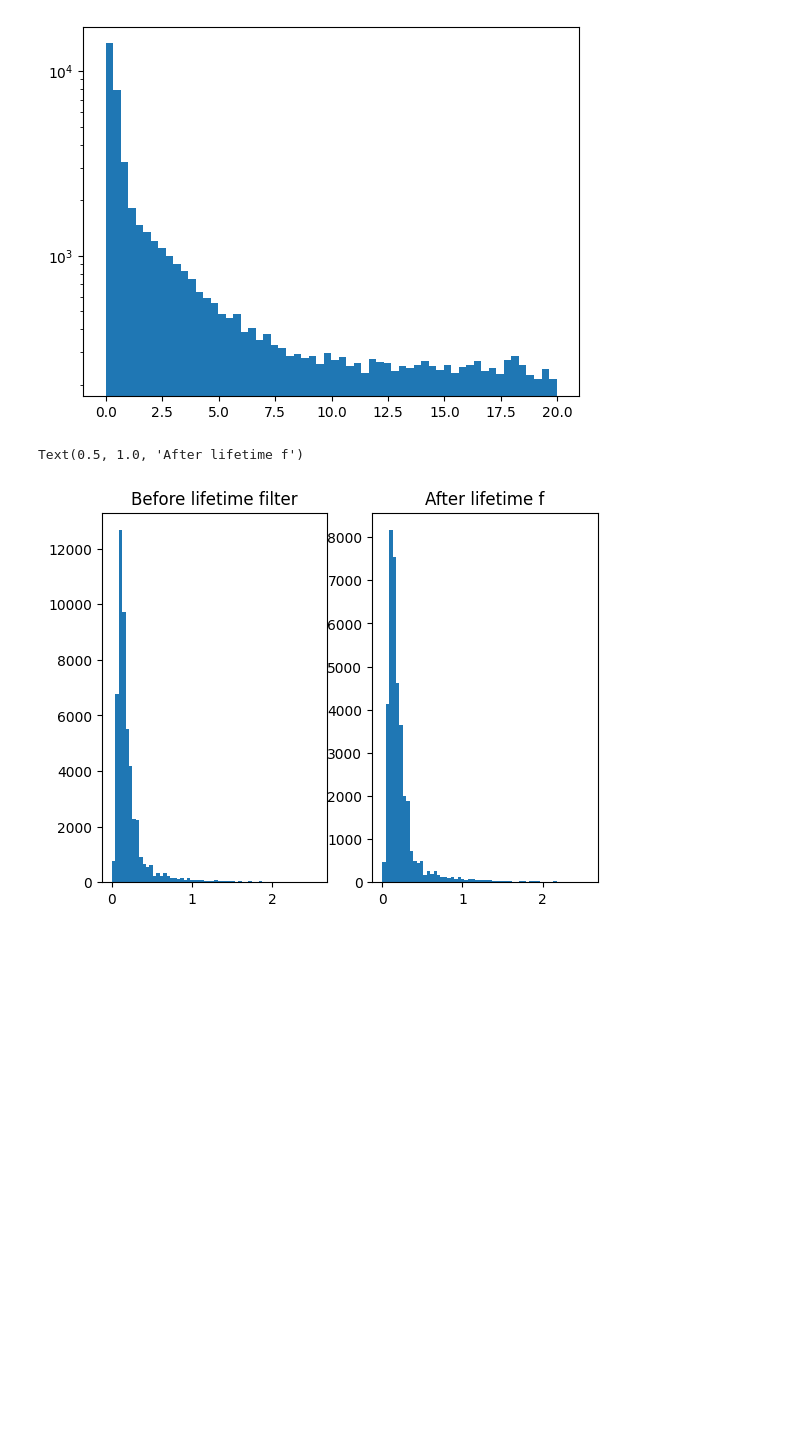
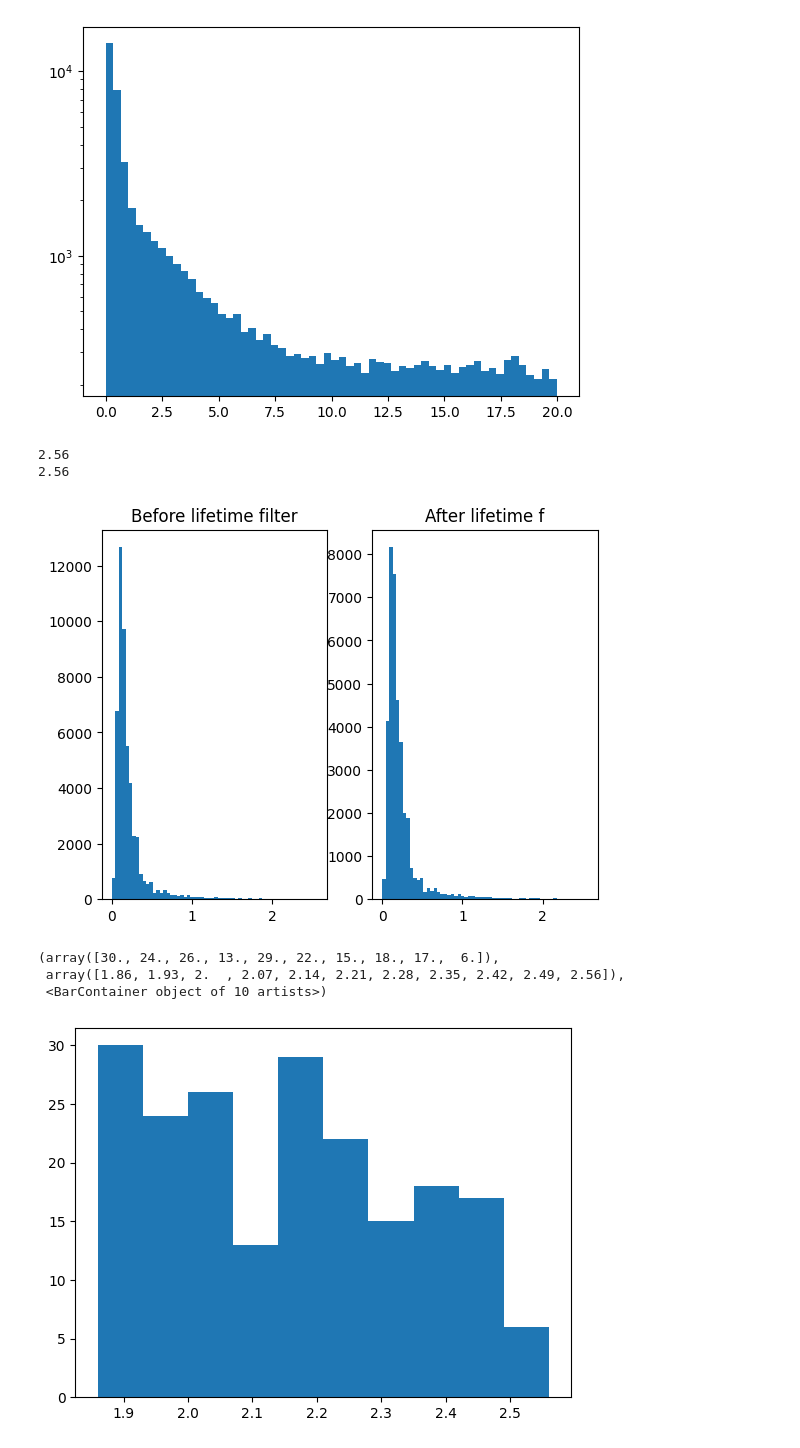
Before and after one commit to nlyu1/muon-lifetime-191-s25, a Jupyter notebook: code/mass_calibration.ipynb, the cells around one changed output. Saved outputs shown, nothing was run; the diff lists cells and outputs as text; code cells hidden in the pictures; blank space fills up the shorter version.

```diff
--- a/code/mass_calibration.ipynb
+++ b/code/mass_calibration.ipynb
@@ -103,10 +103,23 @@ _ = plt.hist(df['Lifetime'] , log = True, bins = 60)
 # filter below ten ms
 fig, ax = plt.subplots(1,2)
 filtered_df = df[df['Lifetime'] < 5]
-q = ax[0].hist(df['Pulse'], bins = 60)
-q = ax[1].hist(filtered_df['Pulse'], bins = 60)
+q = ax[0].hist(df['Pulse'], bins = 60, log = False)
+q = ax[1].hist(filtered_df['Pulse'], bins = 60,log = False)
 ax[0].set_title("Before lifetime filter")
 ax[1].set_title("After lifetime f")
+
+print(np.max(df['Pulse']))
+print(np.max(filtered_df['Pulse']))
 # %% [output]
-Text(0.5, 1.0, 'After lifetime f')
+2.56
+2.56
 [figure]
+# %%
+# look at lifetimes of high pulses
+filtered_df_sorted = filtered_df.sort_values(by='Pulse', ascending=False)
+plt.hist(filtered_df_sorted['Pulse'][:200])
+# %% [output]
+(array([30., 24., 26., 13., 29., 22., 15., 18., 17.,  6.]),
+ array([1.86, 1.93, 2.  , 2.07, 2.14, 2.21, 2.28, 2.35, 2.42, 2.49, 2.56]),
+ <BarContainer object of 10 artists>)
+[figure, added]
```
Also changed, not shown: parts of 5 cells of this notebook, 1 other file.
